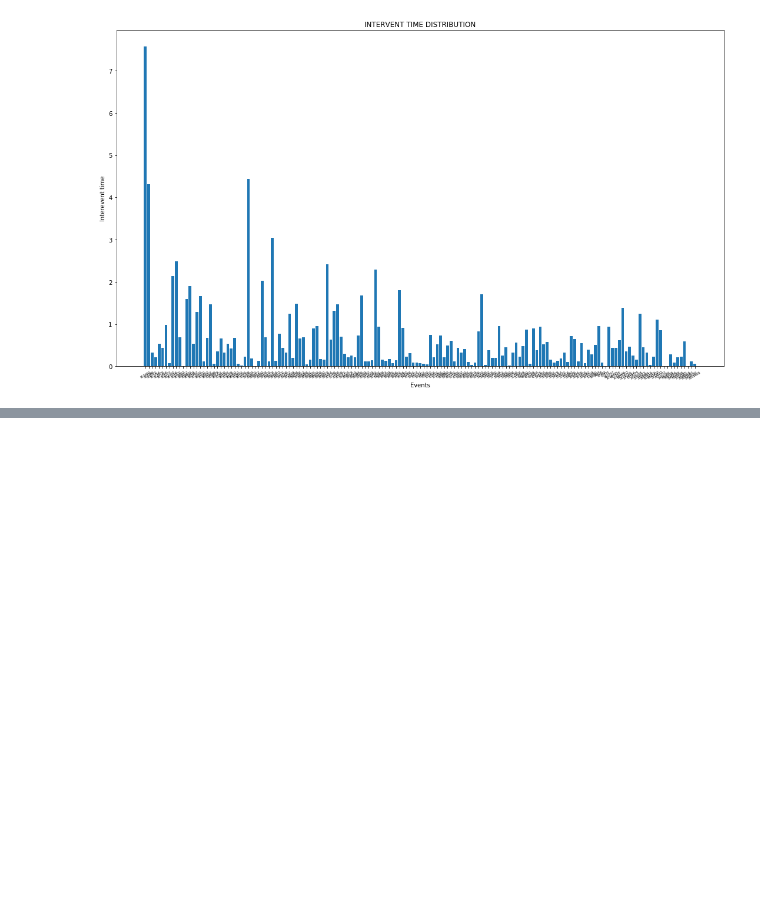
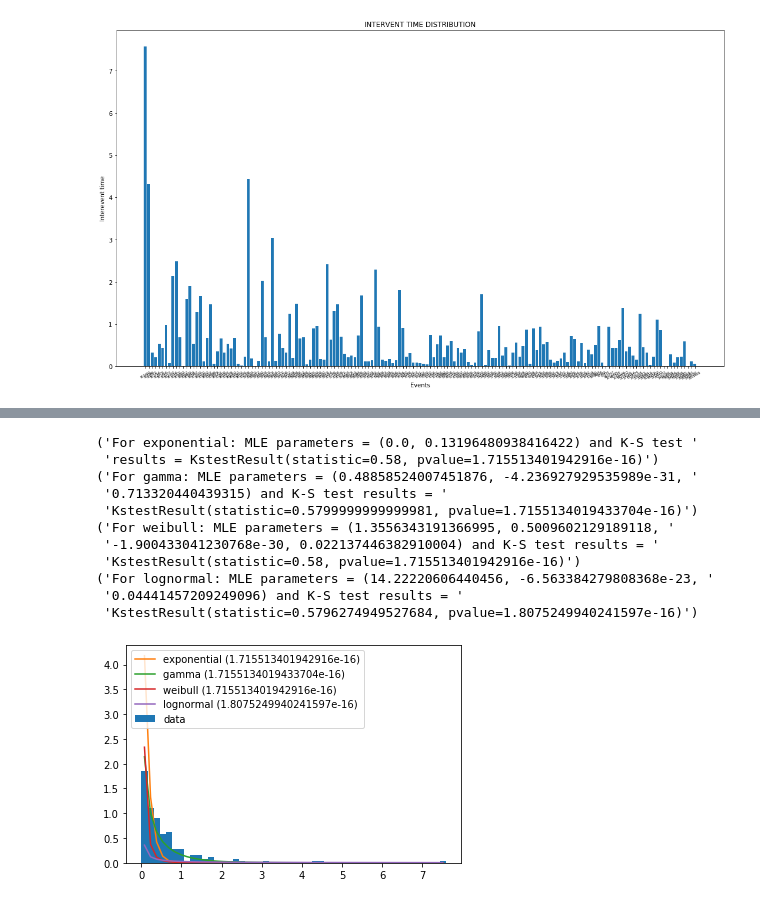
Before and after one commit to adityatulsyan/Earthquake-Interevent-Time-Analysis, a Jupyter notebook: Earthquake Forecasting.ipynb, the cells around one changed output, grey strips where cells are left out. Saved outputs shown, nothing was run; the diff lists cells and outputs as text; code cells hidden in the pictures; blank space fills up the shorter version.

```diff
--- a/Earthquake Forecasting.ipynb
+++ b/Earthquake Forecasting.ipynb
@@ -104,0 +144,39 @@ df2.to_csv("interevent_time.csv")
+# %%
+data = pd.read_csv('interevent_time.csv', names=['index', 'interevent_time'], skiprows=1)
+data = data['interevent_time']
+y, x = np.histogram(data, bins=50, density=True)
+x = (x + np.roll(x, -1))[:-1] / 2.0
+
+dists = {
+    'exponential': st.expon,
+    'gamma': st.gamma,
+    'weibull': st.exponweib,
+    'lognormal': st.lognorm
+}
+
+plt.hist(data, bins=50, density=True, label='data')
+for i, (name, dist) in enumerate(dists.items()):
+    args = dist.fit(y)
+    prob = st.kstest(y, dist.cdf, args)
+    pprint(f'For {name}: MLE parameters = {args} and K-S test results = {prob}')
+# Get line for each distribution (and scale to match observed data)
+    pdf_fitted = dist.pdf(x, *args[:-2], loc=args[-2], scale=args[-1])
+
+    # Add the line to the plot
+    plt.plot(x, pdf_fitted, label=f'{name} ({prob[-1]})')
+
+plt.legend(loc='upper left')
+plt.show()
+# %% [output]
+('For exponential: MLE parameters = (0.0, 0.13196480938416422) and K-S test '
+ 'results = KstestResult(statistic=0.58, pvalue=1.715513401942916e-16)')
+('For gamma: MLE parameters = (0.48858524007451876, -4.236927929535989e-31, '
+ '0.713320440439315) and K-S test results = '
+ 'KstestResult(statistic=0.5799999999999981, pvalue=1.7155134019433704e-16)')
+('For weibull: MLE parameters = (1.3556343191366995, 0.5009602129189118, '
+ '-1.900433041230768e-30, 0.022137446382910004) and K-S test results = '
+ 'KstestResult(statistic=0.58, pvalue=1.715513401942916e-16)')
+('For lognormal: MLE parameters = (14.22220606440456, -6.563384279808368e-23, '
+ '0.04441457209249096) and K-S test results = '
+ 'KstestResult(statistic=0.5796274949527684, pvalue=1.8075249940241597e-16)')
+[figure, added]
```
Also changed, not shown: parts of 7 cells of this notebook.
